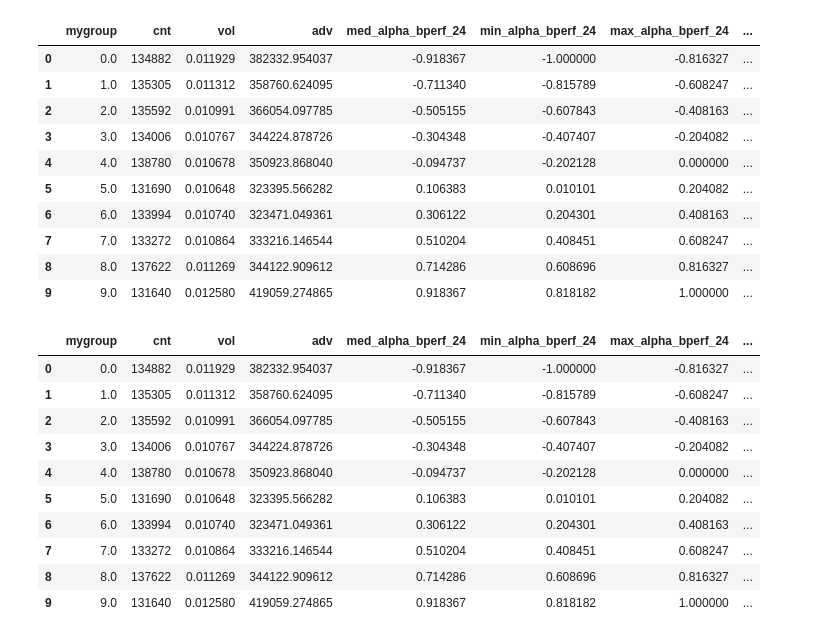
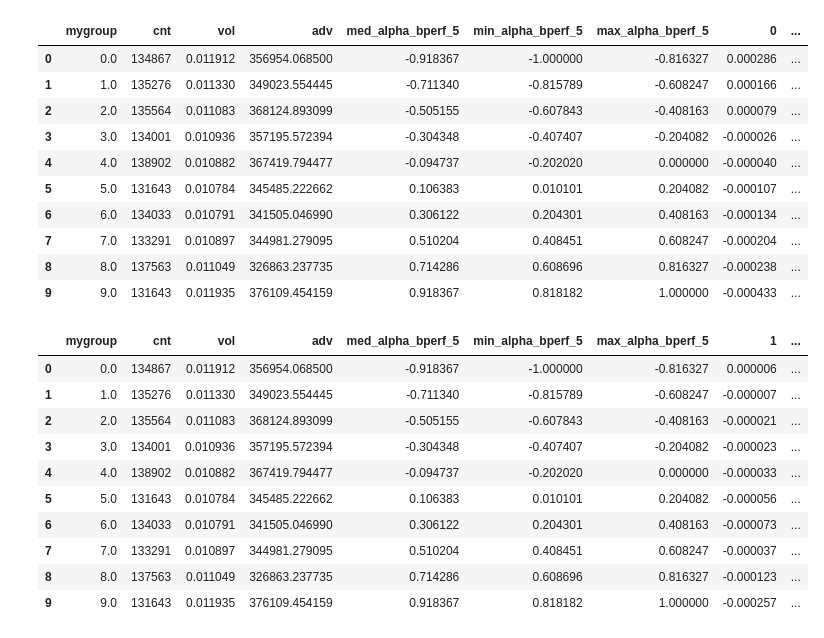
Before and after one commit to wmlakefund10/crypto_shared, a Jupyter notebook: research_infra_examples.ipynb, the cells around one changed output. Saved outputs shown, nothing was run; the diff lists cells and outputs as text; code cells hidden in the pictures.

```diff
--- a/research_infra_examples.ipynb
+++ b/research_infra_examples.ipynb
@@ -16,28 +31,28 @@ utility.gfun_df('alpha_bperf_24', alldata, 'tmp', 'date', lambda x: utility.rera
 # %%
-utility.cgma(alldata, cn=['cnt', 'vol', 'adv'], gb=utility.xrank(alldata['alpha_bperf_24'], 10), rmod='fret', ofun_dict={}, ret_ds=[0,1,5,10,15,20,30])
+utility.cgma(alldata, cn=['cnt', 'vol', 'adv'], gb=utility.xrank(alldata['alpha_bperf_5'], 10), rmod='fret', ofun_dict={}, ret_ds=[0,1,5,10,15,20,30])
 # %% [output]
-|  | mygroup | cnt | vol | adv | med_alpha_bperf_24 | min_alpha_bperf_24 | max_alpha_bperf_24 | ... |
-| 0 | 0.0 | 134882 | 0.011929 | 382332.954037 | -0.918367 | -1.000000 | -0.816327 | ... |
-| 1 | 1.0 | 135305 | 0.011312 | 358760.624095 | -0.711340 | -0.815789 | -0.608247 | ... |
-| 2 | 2.0 | 135592 | 0.010991 | 366054.097785 | -0.505155 | -0.607843 | -0.408163 | ... |
-| 3 | 3.0 | 134006 | 0.010767 | 344224.878726 | -0.304348 | -0.407407 | -0.204082 | ... |
-| 4 | 4.0 | 138780 | 0.010678 | 350923.868040 | -0.094737 | -0.202128 | 0.000000 | ... |
-| 5 | 5.0 | 131690 | 0.010648 | 323395.566282 | 0.106383 | 0.010101 | 0.204082 | ... |
-| 6 | 6.0 | 133994 | 0.010740 | 323471.049361 | 0.306122 | 0.204301 | 0.408163 | ... |
-| 7 | 7.0 | 133272 | 0.010864 | 333216.146544 | 0.510204 | 0.408451 | 0.608247 | ... |
-| 8 | 8.0 | 137622 | 0.011269 | 344122.909612 | 0.714286 | 0.608696 | 0.816327 | ... |
-| 9 | 9.0 | 131640 | 0.012580 | 419059.274865 | 0.918367 | 0.818182 | 1.000000 | ... |
+|  | mygroup | cnt | vol | adv | med_alpha_bperf_5 | min_alpha_bperf_5 | max_alpha_bperf_5 | 0 | ... |
+| 0 | 0.0 | 134867 | 0.011912 | 356954.068500 | -0.918367 | -1.000000 | -0.816327 | 0.000286 | ... |
+| 1 | 1.0 | 135276 | 0.011330 | 349023.554445 | -0.711340 | -0.815789 | -0.608247 | 0.000166 | ... |
+| 2 | 2.0 | 135564 | 0.011083 | 368124.893099 | -0.505155 | -0.607843 | -0.408163 | 0.000079 | ... |
+| 3 | 3.0 | 134001 | 0.010936 | 357195.572394 | -0.304348 | -0.407407 | -0.204082 | -0.000026 | ... |
+| 4 | 4.0 | 138902 | 0.010882 | 367419.794477 | -0.094737 | -0.202020 | 0.000000 | -0.000040 | ... |
+| 5 | 5.0 | 131643 | 0.010784 | 345485.222662 | 0.106383 | 0.010101 | 0.204082 | -0.000107 | ... |
+| 6 | 6.0 | 134033 | 0.010791 | 341505.046990 | 0.306122 | 0.204301 | 0.408163 | -0.000134 | ... |
+| 7 | 7.0 | 133291 | 0.010897 | 344981.279095 | 0.510204 | 0.408451 | 0.608247 | -0.000204 | ... |
+| 8 | 8.0 | 137563 | 0.011049 | 326863.237735 | 0.714286 | 0.608696 | 0.816327 | -0.000238 | ... |
+| 9 | 9.0 | 131643 | 0.011935 | 376109.454159 | 0.918367 | 0.818182 | 1.000000 | -0.000433 | ... |
 # %%
-utility.cgma(alldata, cn=['cnt', 'vol', 'adv'], gb=utility.xrank(alldata['alpha_bperf_24'], 10), rmod='fperf', ofun_dict={})
+utility.cgma(alldata, cn=['cnt', 'vol', 'adv'], gb=utility.xrank(alldata['alpha_bperf_5'], 10), rmod='fperf', ofun_dict={})
 # %% [output]
-|  | mygroup | cnt | vol | adv | med_alpha_bperf_24 | min_alpha_bperf_24 | max_alpha_bperf_24 | ... |
-| 0 | 0.0 | 134882 | 0.011929 | 382332.954037 | -0.918367 | -1.000000 | -0.816327 | ... |
-| 1 | 1.0 | 135305 | 0.011312 | 358760.624095 | -0.711340 | -0.815789 | -0.608247 | ... |
-| 2 | 2.0 | 135592 | 0.010991 | 366054.097785 | -0.505155 | -0.607843 | -0.408163 | ... |
-| 3 | 3.0 | 134006 | 0.010767 | 344224.878726 | -0.304348 | -0.407407 | -0.204082 | ... |
-| 4 | 4.0 | 138780 | 0.010678 | 350923.868040 | -0.094737 | -0.202128 | 0.000000 | ... |
-| 5 | 5.0 | 131690 | 0.010648 | 323395.566282 | 0.106383 | 0.010101 | 0.204082 | ... |
-| 6 | 6.0 | 133994 | 0.010740 | 323471.049361 | 0.306122 | 0.204301 | 0.408163 | ... |
-| 7 | 7.0 | 133272 | 0.010864 | 333216.146544 | 0.510204 | 0.408451 | 0.608247 | ... |
-| 8 | 8.0 | 137622 | 0.011269 | 344122.909612 | 0.714286 | 0.608696 | 0.816327 | ... |
-| 9 | 9.0 | 131640 | 0.012580 | 419059.274865 | 0.918367 | 0.818182 | 1.000000 | ... |
+|  | mygroup | cnt | vol | adv | med_alpha_bperf_5 | min_alpha_bperf_5 | max_alpha_bperf_5 | 1 | ... |
+| 0 | 0.0 | 134867 | 0.011912 | 356954.068500 | -0.918367 | -1.000000 | -0.816327 | 0.000006 | ... |
+| 1 | 1.0 | 135276 | 0.011330 | 349023.554445 | -0.711340 | -0.815789 | -0.608247 | -0.000007 | ... |
+| 2 | 2.0 | 135564 | 0.011083 | 368124.893099 | -0.505155 | -0.607843 | -0.408163 | -0.000021 | ... |
+| 3 | 3.0 | 134001 | 0.010936 | 357195.572394 | -0.304348 | -0.407407 | -0.204082 | -0.000023 | ... |
+| 4 | 4.0 | 138902 | 0.010882 | 367419.794477 | -0.094737 | -0.202020 | 0.000000 | -0.000033 | ... |
+| 5 | 5.0 | 131643 | 0.010784 | 345485.222662 | 0.106383 | 0.010101 | 0.204082 | -0.000056 | ... |
+| 6 | 6.0 | 134033 | 0.010791 | 341505.046990 | 0.306122 | 0.204301 | 0.408163 | -0.000073 | ... |
+| 7 | 7.0 | 133291 | 0.010897 | 344981.279095 | 0.510204 | 0.408451 | 0.608247 | -0.000037 | ... |
+| 8 | 8.0 | 137563 | 0.011049 | 326863.237735 | 0.714286 | 0.608696 | 0.816327 | -0.000123 | ... |
+| 9 | 9.0 | 131643 | 0.011935 | 376109.454159 | 0.918367 | 0.818182 | 1.000000 | -0.000257 | ... |
```
Also changed, not shown: parts of 12 cells of this notebook.
